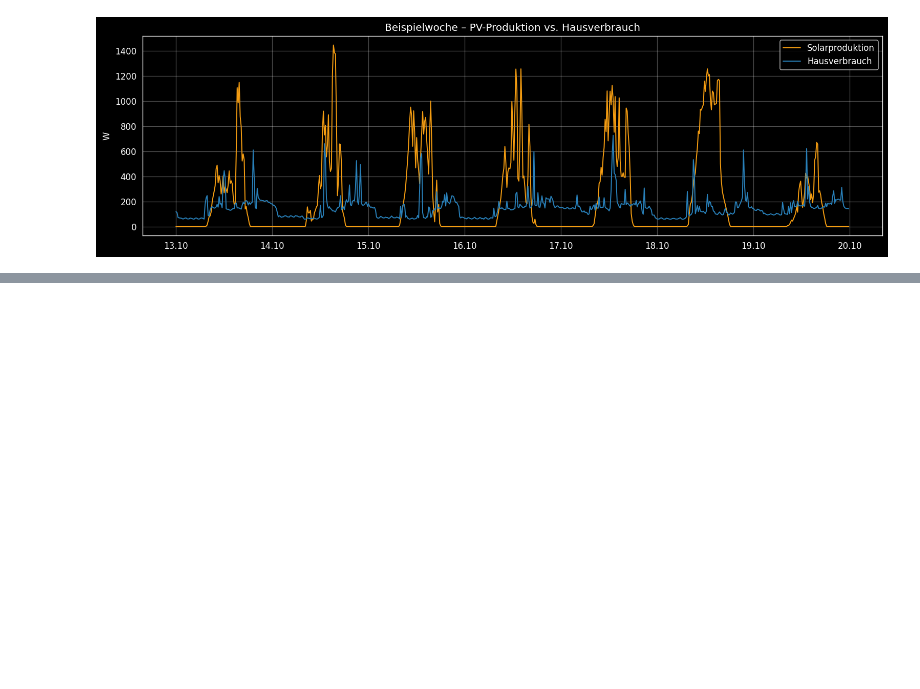
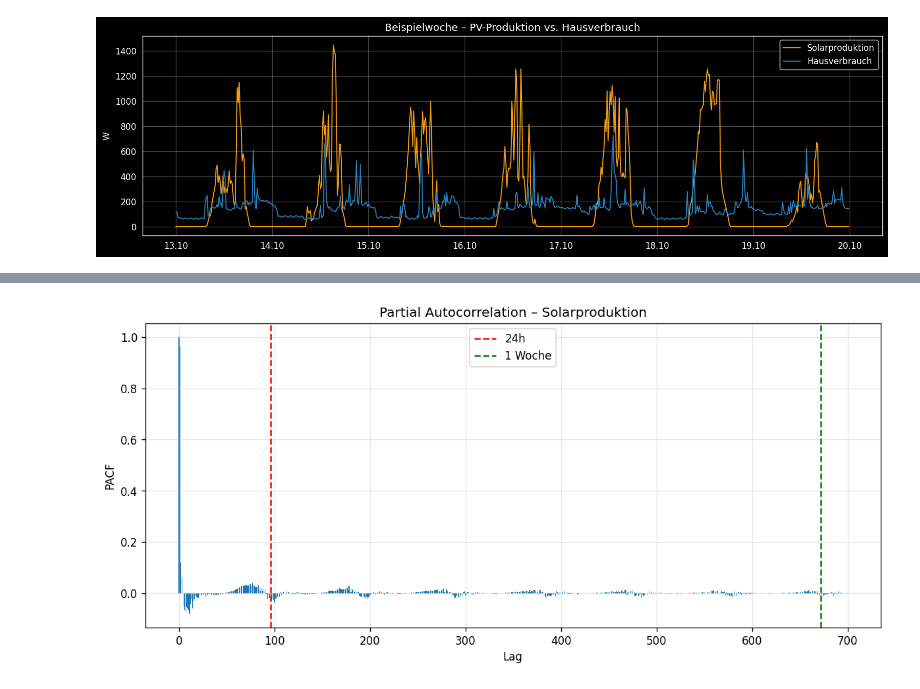
Before and after one commit to Anni075/KI-Project, a Jupyter notebook: notebooks/01_univariate_analyse.ipynb, the cells around one changed output, grey strips where cells are left out. Drawn from its saved outputs; the diff is of its cells as text; code cells hidden in the pictures; blank space fills up the shorter version.

```diff
--- a/notebooks/01_univariate_analyse.ipynb
+++ b/notebooks/01_univariate_analyse.ipynb
@@ -268,0 +290,40 @@ plt.show()
+# %%
+import numpy as np
+
+def pacf_from_acf(acf_values, nlags):
+    pacf = np.zeros(nlags)
+    pacf[0] = 1
+
+    phi = np.zeros((nlags, nlags))
+    phi[1,1] = acf_values[1]
+    pacf[1] = acf_values[1]
+
+    for k in range(2, nlags):
+        num = acf_values[k] - sum(phi[k-1,j]*acf_values[k-j] for j in range(1,k))
+        den = 1 - sum(phi[k-1,j]*acf_values[j] for j in range(1,k))
+
+        phi[k,k] = num / den
+
+        for j in range(1,k):
+            phi[k,j] = phi[k-1,j] - phi[k,k]*phi[k-1,k-j]
+
+        pacf[k] = phi[k,k]
+
+    return pacf
+
+pacf_values = pacf_from_acf(acf_values, 700)
+
+plt.figure(figsize=(12,5))
+plt.bar(range(700), pacf_values)
+
+plt.axvline(96, color="red", linestyle="--", label="24h")
+plt.axvline(672, color="green", linestyle="--", label="1 Woche")
+
+plt.xlabel("Lag")
+plt.ylabel("PACF")
+plt.title("Partial Autocorrelation – Solarproduktion")
+
+plt.legend()
+plt.show()
+# %% [output]
+[figure, added]
```
Also changed, not shown: parts of 10 cells of this notebook.
